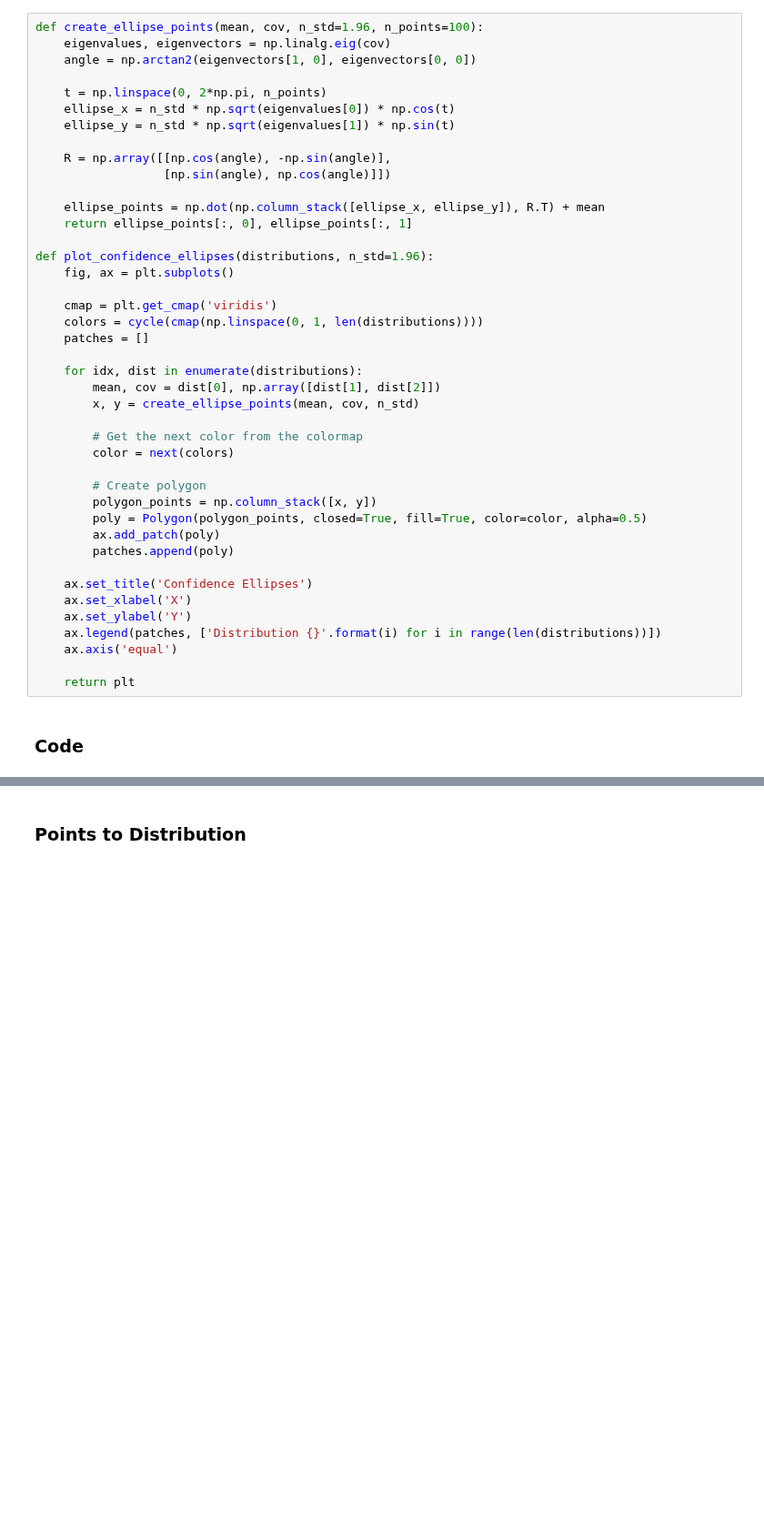
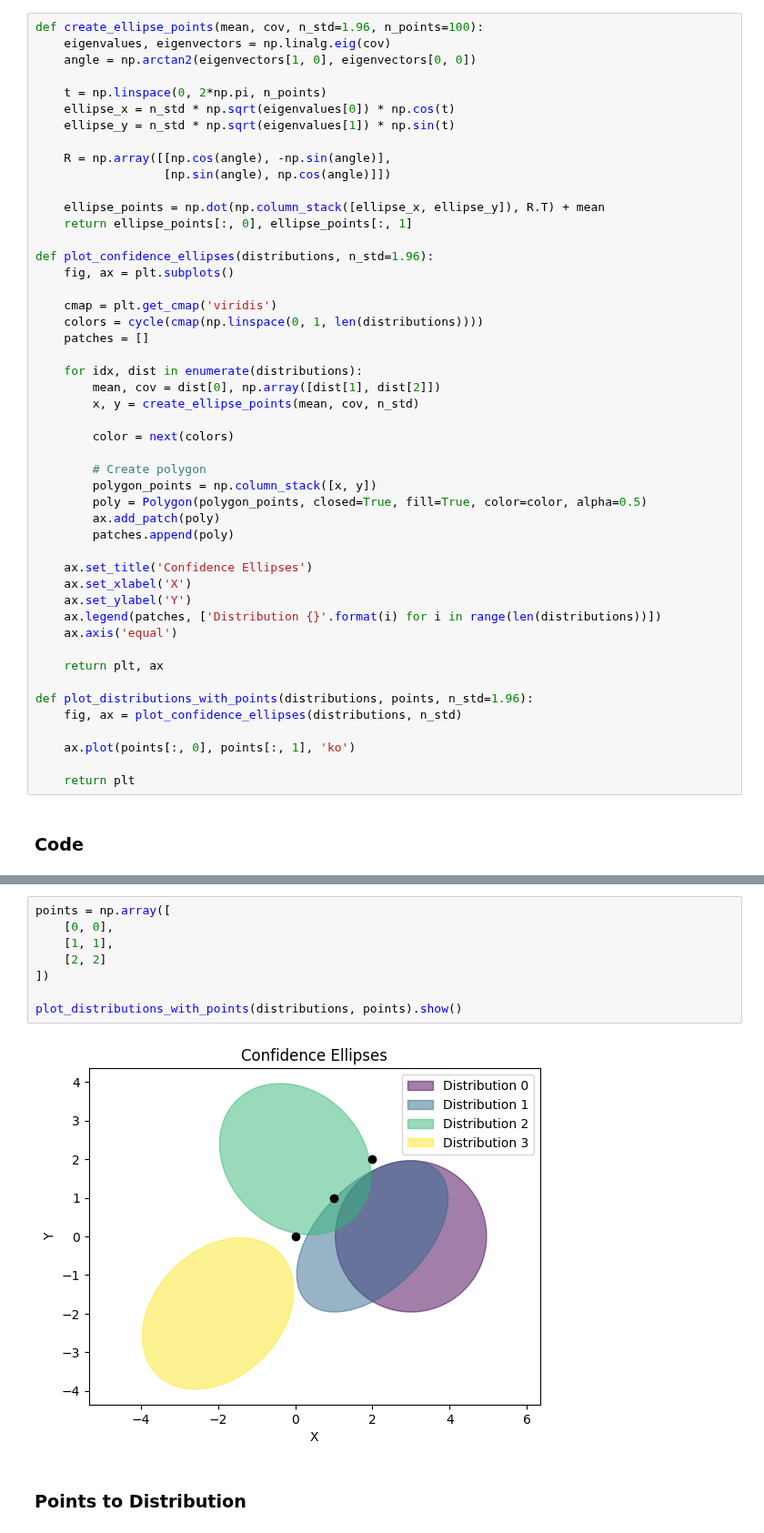
Before and after one commit to alessandrosantospirito/jupyterlite, a Jupyter notebook: content/pytroch/00 - Gaussian Calculus.ipynb, the cells around one changed output, grey strips where cells are left out. Shown at 91% size. Cells and saved outputs as stored; diff of their text form; blank space fills up the shorter version.

Commit message:
Have a function that visualizes distributions and points

```diff
--- a/content/pytroch/00 - Gaussian Calculus.ipynb
+++ b/content/pytroch/00 - Gaussian Calculus.ipynb
@@ -39,7 +39,6 @@ def plot_confidence_ellipses(distributions, n_std=1.96):
         mean, cov = dist[0], np.array([dist[1], dist[2]])
         x, y = create_ellipse_points(mean, cov, n_std)
 
-        # Get the next color from the colormap
         color = next(colors)
 
         # Create polygon
@@ -54,6 +53,13 @@ def plot_confidence_ellipses(distributions, n_std=1.96):
     ax.legend(patches, ['Distribution {}'.format(i) for i in range(len(distributions))])
     ax.axis('equal')
 
+    return plt, ax
+
+def plot_distributions_with_points(distributions, points, n_std=1.96):
+    fig, ax = plot_confidence_ellipses(distributions, n_std)
+
+    ax.plot(points[:, 0], points[:, 1], 'ko')
+
     return plt
 # %% [markdown]
 ### Code
@@ -76,5 +82,15 @@ distributions = np.array([
 plot_confidence_ellipses(distributions).show()
 # %% [output]
 [figure]
+# %%
+points = np.array([
+    [0, 0],
+    [1, 1],
+    [2, 2]
+])
+
+plot_distributions_with_points(distributions, points).show()
+# %% [output]
+[figure, added]
 # %% [markdown]
 ### Points to Distribution
```
Also changed, not shown: parts of 3 cells of this notebook.
